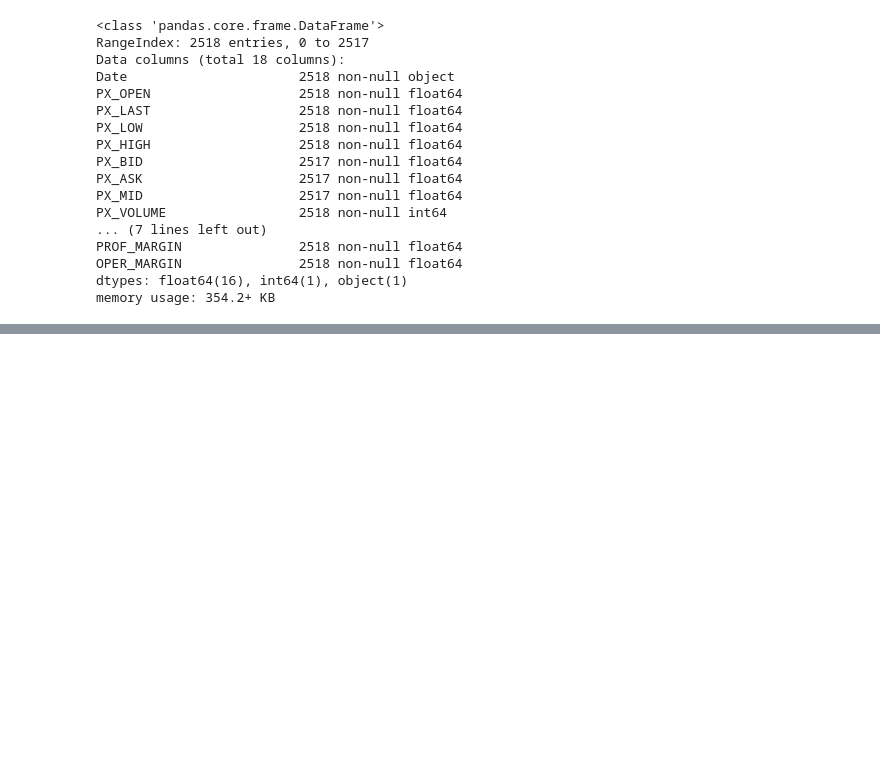
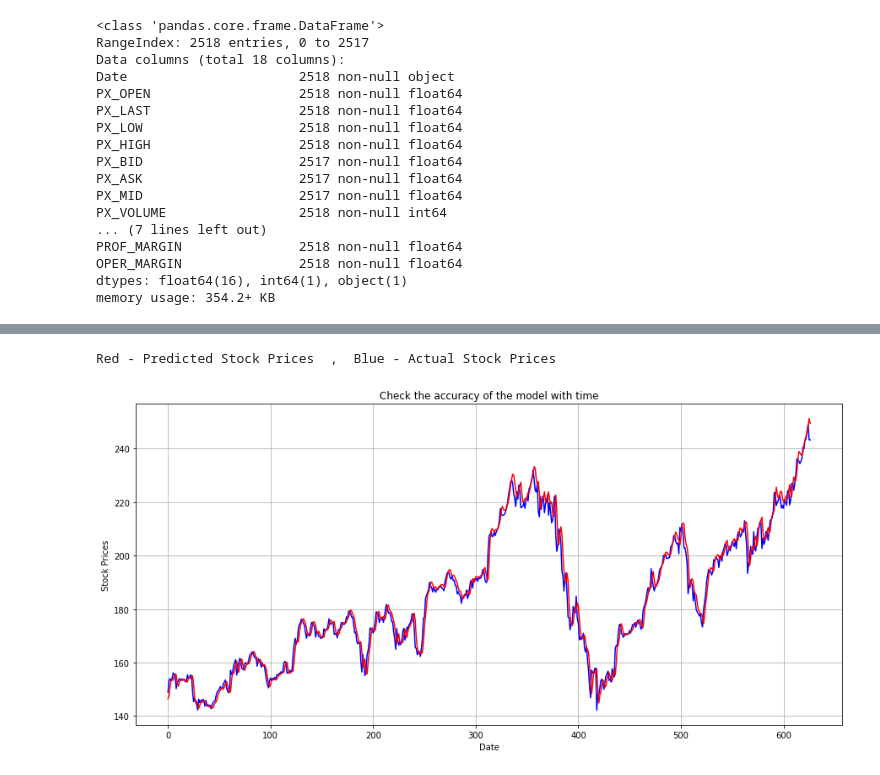
Before and after one commit to JingXin09/GA-submission, a Jupyter notebook: Project.ipynb, the cells around one changed output, grey strips where cells are left out. Drawn from its saved outputs; the diff is of its cells as text; code cells hidden in the pictures; blank space fills up the shorter version.

```diff
--- a/Project.ipynb
+++ b/Project.ipynb
@@ -119,0 +333,6 @@ dtype: int64
+# %%
+#inverse transforming the scaled vector earlier and checking for the error visually in the graph
+#predict: we want to use this model to do some feed-forward passes to predict novel inputs
+pred = model.predict(testX)
+pred = scaler.inverse_transform(pred)
+pred[:10]
@@ -119,0 +350,4 @@ dtype: int64
+# %%
+testY = testY.reshape(testY.shape[0] , 1)
+testY = scaler.inverse_transform(testY)
+testY[:10]
@@ -119,0 +365,13 @@ dtype: int64
+# %%
+print("Red - Predicted Stock Prices  ,  Blue - Actual Stock Prices")
+plt.rcParams["figure.figsize"] = (15,7)
+plt.plot(testY , 'b')
+plt.plot(pred , 'r')
+plt.xlabel('Date')
+plt.ylabel('Stock Prices')
+plt.title('Check the accuracy of the model with time')
+plt.grid(True)
+plt.show()
+# %% [output]
+Red - Predicted Stock Prices  ,  Blue - Actual Stock Prices
+[figure, added]
```
Also changed, not shown: parts of 37 cells of this notebook.
